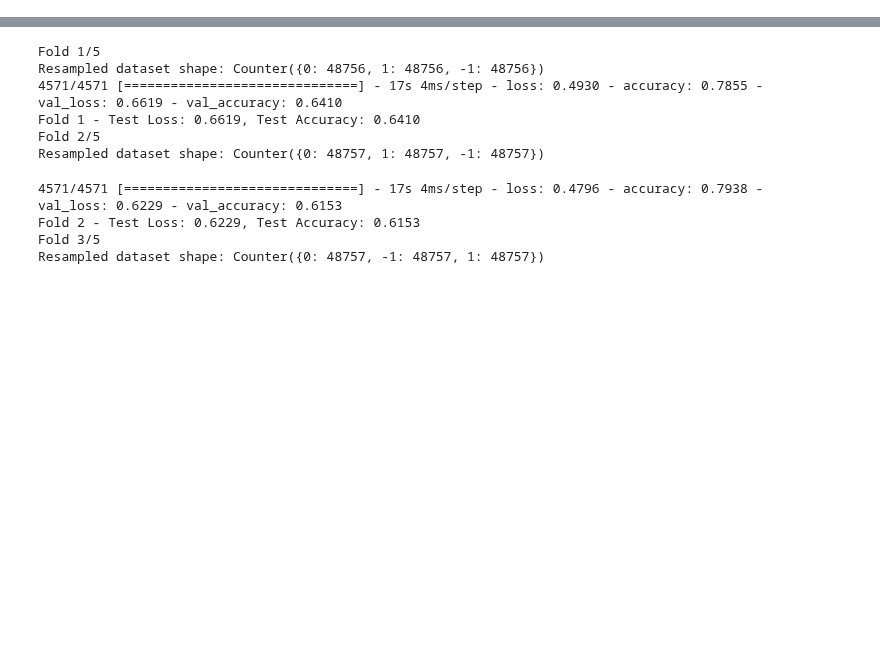
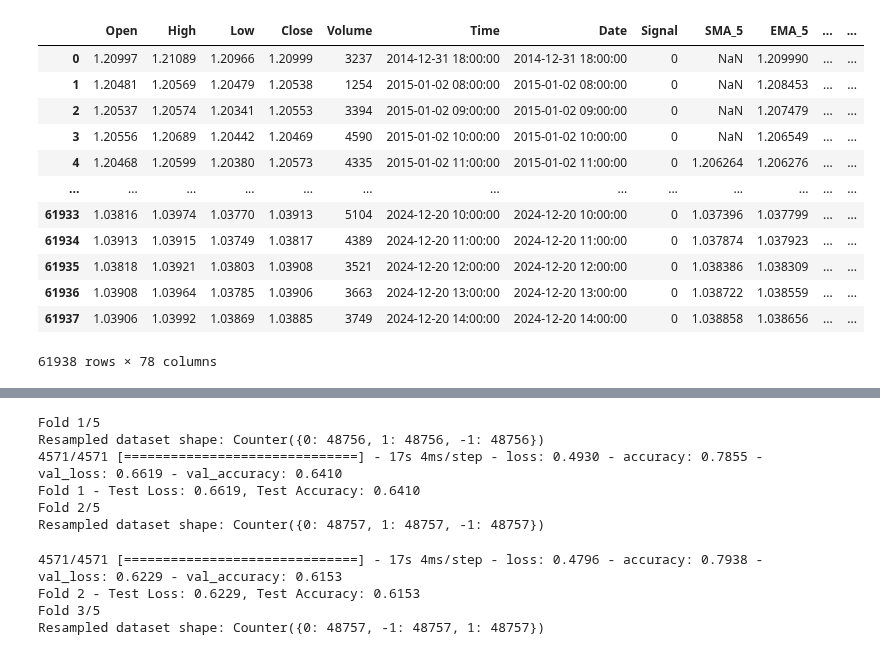
Before and after one commit to Iftekhar-mobin/Make_Money_with_Tensorflow_2.0, a Jupyter notebook: forexPredictor/CNN Training from the generated signal --------- finetuned ------ .ipynb, the cells around one changed output, grey strips where cells are left out. Saved outputs shown, nothing was run; the diff lists cells and outputs as text; code cells hidden in the pictures; blank space fills up the shorter version.

```diff
--- a/forexPredictor/CNN Training from the generated signal --------- finetuned ------ .ipynb
+++ b/forexPredictor/CNN Training from the generated signal --------- finetuned ------ .ipynb
@@ -41,0 +42,16 @@ features_df_nonan = features_df.dropna().reset_index().drop(columns=['index'])
+# %%
+features_df
+# %% [output]
+|  | Open | High | Low | Close | Volume | Time | Date | Signal | SMA_5 | EMA_5 | ... | ... |
+| 0 | 1.20997 | 1.21089 | 1.20966 | 1.20999 | 3237 | 2014-12-31 18:00:00 | 2014-12-31 18:00:00 | 0 | NaN | 1.209990 | ... | ... |
+| 1 | 1.20481 | 1.20569 | 1.20479 | 1.20538 | 1254 | 2015-01-02 08:00:00 | 2015-01-02 08:00:00 | 0 | NaN | 1.208453 | ... | ... |
+| 2 | 1.20537 | 1.20574 | 1.20341 | 1.20553 | 3394 | 2015-01-02 09:00:00 | 2015-01-02 09:00:00 | 0 | NaN | 1.207479 | ... | ... |
+| 3 | 1.20556 | 1.20689 | 1.20442 | 1.20469 | 4590 | 2015-01-02 10:00:00 | 2015-01-02 10:00:00 | 0 | NaN | 1.206549 | ... | ... |
+| 4 | 1.20468 | 1.20599 | 1.20380 | 1.20573 | 4335 | 2015-01-02 11:00:00 | 2015-01-02 11:00:00 | 0 | 1.206264 | 1.206276 | ... | ... |
+| ... | ... | ... | ... | ... | ... | ... | ... | ... | ... | ... | ... | ... |
+| 61933 | 1.03816 | 1.03974 | 1.03770 | 1.03913 | 5104 | 2024-12-20 10:00:00 | 2024-12-20 10:00:00 | 0 | 1.037396 | 1.037799 | ... | ... |
+| 61934 | 1.03913 | 1.03915 | 1.03749 | 1.03817 | 4389 | 2024-12-20 11:00:00 | 2024-12-20 11:00:00 | 0 | 1.037874 | 1.037923 | ... | ... |
+| 61935 | 1.03818 | 1.03921 | 1.03803 | 1.03908 | 3521 | 2024-12-20 12:00:00 | 2024-12-20 12:00:00 | 0 | 1.038386 | 1.038309 | ... | ... |
+| 61936 | 1.03908 | 1.03964 | 1.03785 | 1.03906 | 3663 | 2024-12-20 13:00:00 | 2024-12-20 13:00:00 | 0 | 1.038722 | 1.038559 | ... | ... |
+| 61937 | 1.03906 | 1.03992 | 1.03869 | 1.03885 | 3749 | 2024-12-20 14:00:00 | 2024-12-20 14:00:00 | 0 | 1.038858 | 1.038656 | ... | ... |
+61938 rows × 78 columns
```
Also changed, not shown: parts of 11 cells of this notebook, 1 other file.
